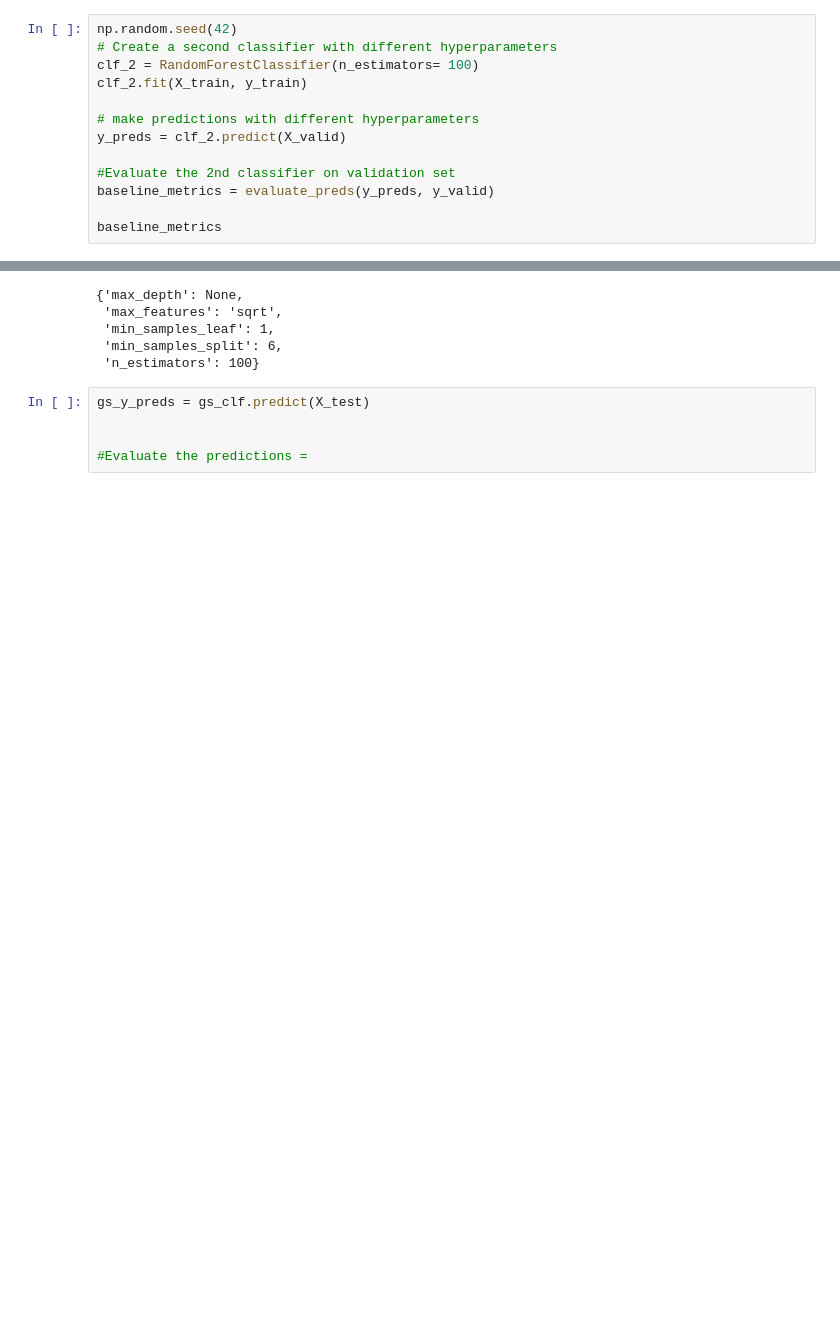
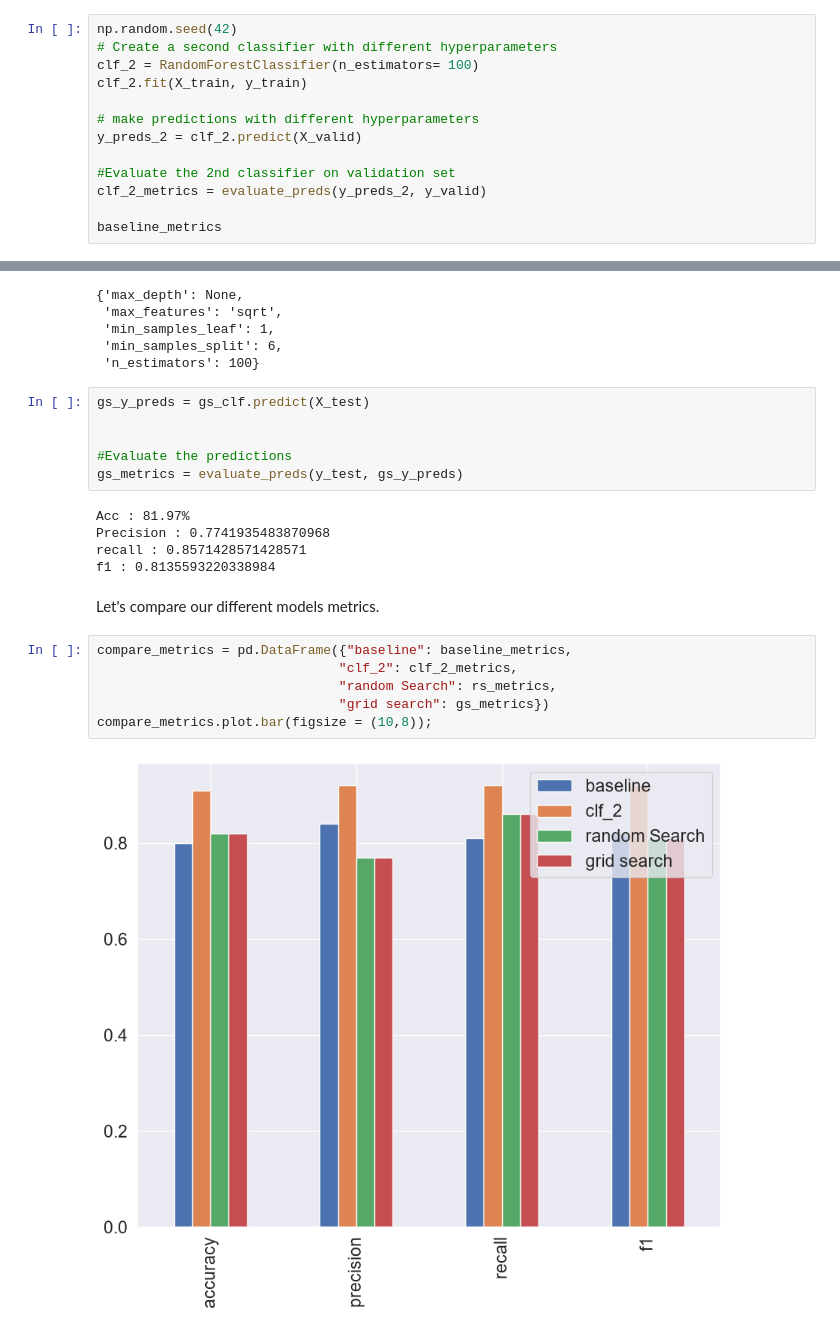
Before and after one commit to Diwas-Regmi/Numpy_Pandas_Matplotlib_mlconcepts, a Jupyter notebook: Scikit_Learn/Introduction-To-Scikit-Learn.ipynb, the cells around one changed output, grey strips where cells are left out. Cells and saved outputs as stored; diff of their text form; blank space fills up the shorter version.

```diff
--- a/Scikit_Learn/Introduction-To-Scikit-Learn.ipynb
+++ b/Scikit_Learn/Introduction-To-Scikit-Learn.ipynb
@@ -1811,10 +2308,10 @@ clf_2 = RandomForestClassifier(n_estimators= 100)
 clf_2.fit(X_train, y_train)
 
 # make predictions with different hyperparameters
-y_preds = clf_2.predict(X_valid)
+y_preds_2 = clf_2.predict(X_valid)
 
 #Evaluate the 2nd classifier on validation set
-baseline_metrics = evaluate_preds(y_preds, y_valid)
+clf_2_metrics = evaluate_preds(y_preds_2, y_valid)
 
 baseline_metrics
 # %% [output]
@@ -2033,4 +2530,20 @@ gs_clf.best_params_
 gs_y_preds = gs_clf.predict(X_test)
 
 
-#Evaluate the predictions =
+#Evaluate the predictions
+gs_metrics = evaluate_preds(y_test, gs_y_preds)
+# %% [output]
+Acc : 81.97%
+Precision : 0.7741935483870968
+recall : 0.8571428571428571
+f1 : 0.8135593220338984
+# %% [markdown]
+Let's compare our different models metrics.
+# %%
+compare_metrics = pd.DataFrame({"baseline": baseline_metrics,
+                               "clf_2": clf_2_metrics,
+                               "random Search": rs_metrics,
+                               "grid search": gs_metrics})
+compare_metrics.plot.bar(figsize = (10,8));
+# %% [output]
+[figure, added]
```
Also changed, not shown: parts of 130 cells of this notebook, 4 other files.
